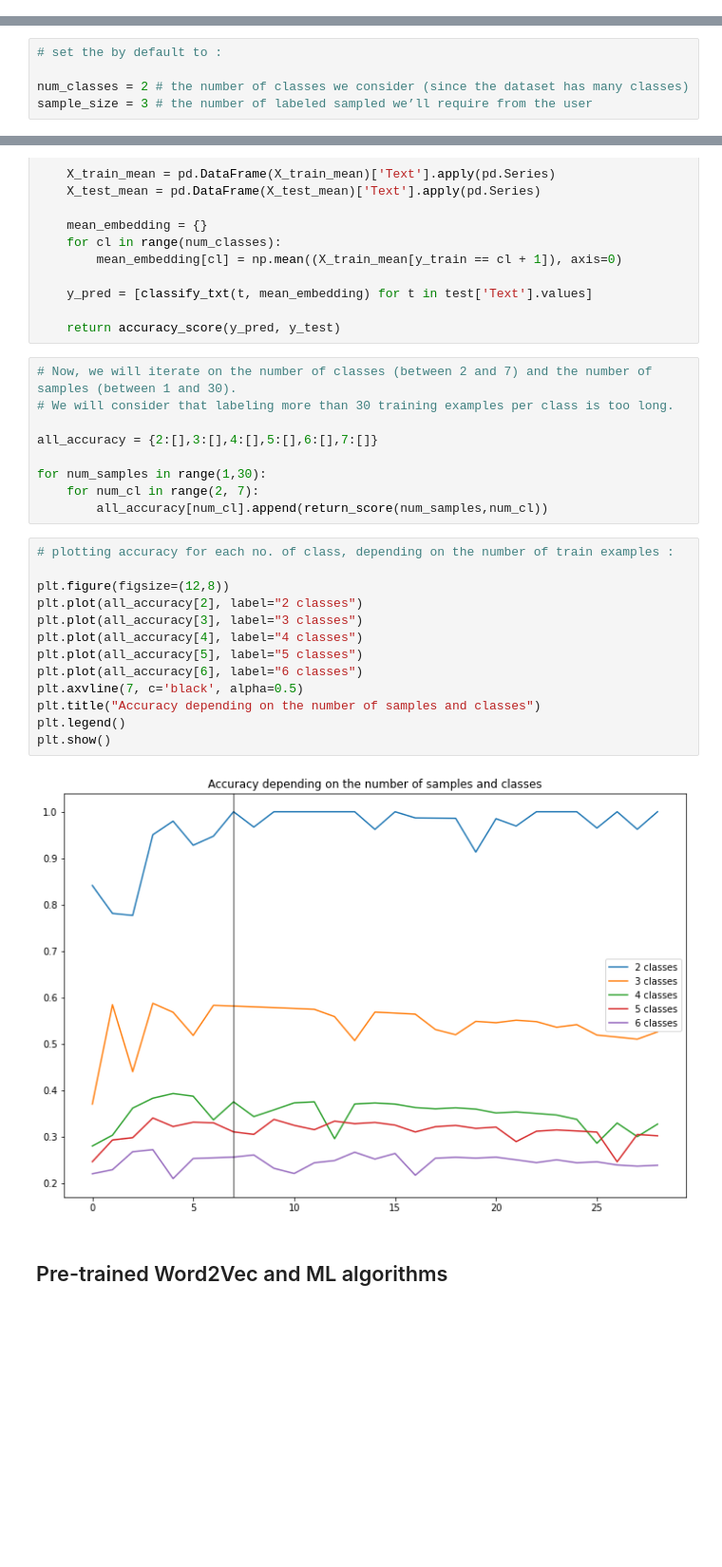
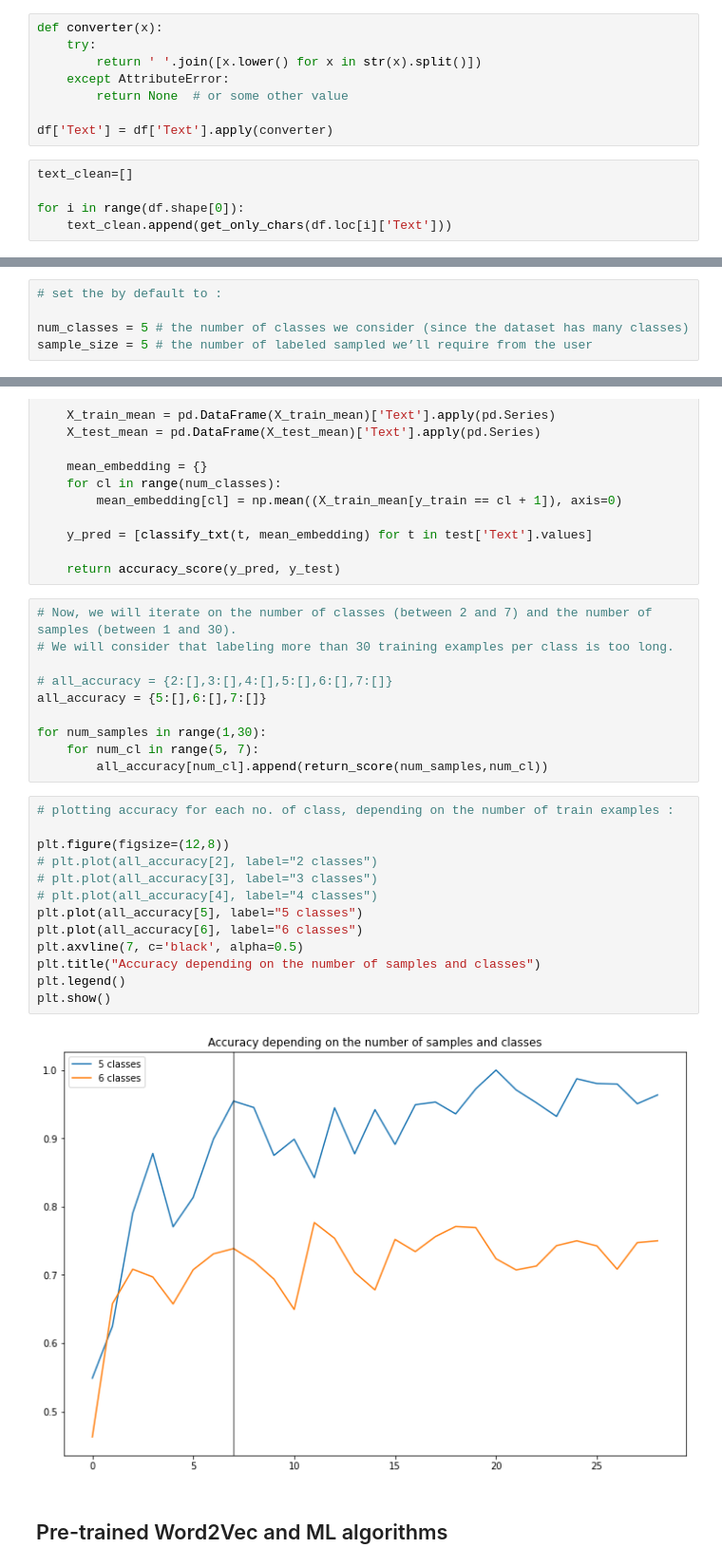
Before and after one commit to ahelii16/SmartEmailTracker, a Jupyter notebook: Word2vec_KNN_model.ipynb, the cells around one changed output, grey strips where cells are left out. Shown at 95% size. Saved outputs shown, nothing was run; the diff lists cells and outputs as text; blank space fills up the shorter version.

Commit message:
changed text preprocessing

```diff
--- a/Word2vec_KNN_model.ipynb
+++ b/Word2vec_KNN_model.ipynb
@@ -83,5 +75,18 @@ def get_only_chars(line):
 for i in range(df.shape[0]):
     # merge subject and body strings
     df['Text'] = (df['Subject'] + " " + df['Body'])
+# %%
+def converter(x):
+    try:
+        return ' '.join([x.lower() for x in str(x).split()])
+    except AttributeError:
+        return None  # or some other value
+
+df['Text'] = df['Text'].apply(converter)
+# %%
+text_clean=[]
+
+for i in range(df.shape[0]):
+    text_clean.append(get_only_chars(df.loc[i]['Text']))
 # %%
 df['Text'] = df['Text'].apply(lambda x: get_only_chars(x))
@@ -90,8 +106,8 @@ df = df.drop_duplicates('Text')
 # %%
 # set the by default to :
 
-num_classes = 2 # the number of classes we consider (since the dataset has many classes)
-sample_size = 3 # the number of labeled sampled we’ll require from the user
+num_classes = 5 # the number of classes we consider (since the dataset has many classes)
+sample_size = 5 # the number of labeled sampled we’ll require from the user
 # %%
 from sklearn.preprocessing import LabelEncoder
 
@@ -239,26 +259,27 @@ def return_score(sample_size, num_classes):
 # Now, we will iterate on the number of classes (between 2 and 7) and the number of samples (between 1 and 30).
 # We will consider that labeling more than 30 training examples per class is too long.
 
-all_accuracy = {2:[],3:[],4:[],5:[],6:[],7:[]}
+# all_accuracy = {2:[],3:[],4:[],5:[],6:[],7:[]}
+all_accuracy = {5:[],6:[],7:[]}
 
 for num_samples in range(1,30):
-    for num_cl in range(2, 7):
+    for num_cl in range(5, 7):
         all_accuracy[num_cl].append(return_score(num_samples,num_cl))
 # %%
 # plotting accuracy for each no. of class, depending on the number of train examples :
 
 plt.figure(figsize=(12,8))
-plt.plot(all_accuracy[2], label="2 classes")
-plt.plot(all_accuracy[3], label="3 classes")
-plt.plot(all_accuracy[4], label="4 classes")
+# plt.plot(all_accuracy[2], label="2 classes")
+# plt.plot(all_accuracy[3], label="3 classes")
+# plt.plot(all_accuracy[4], label="4 classes")
 plt.plot(all_accuracy[5], label="5 classes")
 plt.plot(all_accuracy[6], label="6 classes")
 plt.axvline(7, c='black', alpha=0.5)
 plt.title("Accuracy depending on the number of samples and classes")
 plt.legend()
 plt.show()
 # %% [output]
-[figure, old version]
+[figure, new version]
 # %% [markdown]
 ## Pre-trained Word2Vec and ML algorithms
 # %%
```
Also changed, not shown: parts of 14 cells of this notebook, 1 other file.
